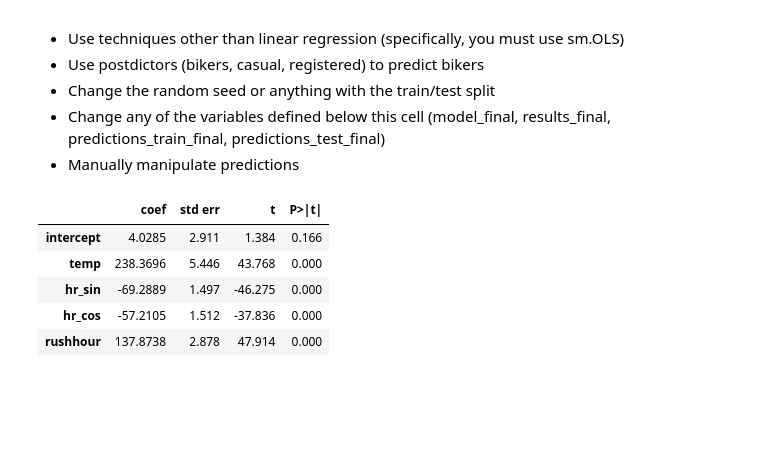
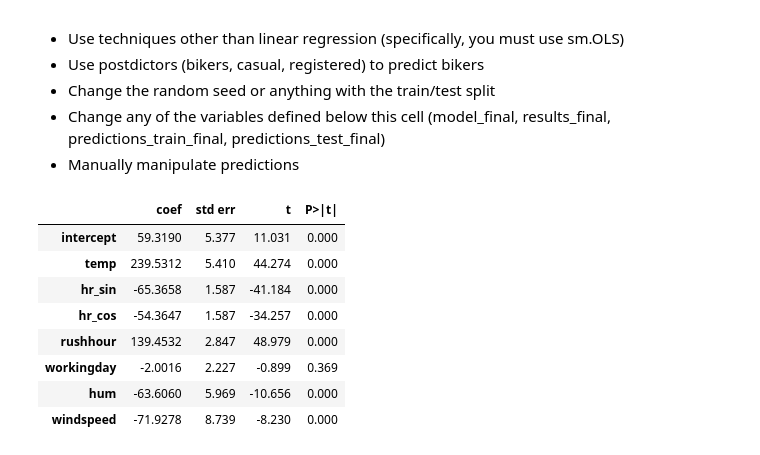
Before and after one commit to tirunagarivs/code_2600, a Jupyter notebook: mod05_nonlinear.ipynb, the cells around one changed output. Cells and saved outputs as stored; diff of their text form; code cells hidden in the pictures; blank space fills up the shorter version.

```diff
--- a/mod05_nonlinear.ipynb
+++ b/mod05_nonlinear.ipynb
@@ -334,23 +334,29 @@ plot_avg_actual_vs_predicted_by_feature(X=X_train,
 # %%
 # Build your linear regression model here.
 vars_to_include = [
     'intercept',
     'temp',
     'hr_sin',
     'hr_cos',
-    'rushhour'
+    'rushhour',
+    'workingday',
+    'hum',
+    'windspeed'
 ]
 
 model_final = sm.OLS(y_train, X_train[vars_to_include])
 results_final = model_final.fit()
 summarize(results_final)
 # %% [output]
 |  | coef | std err | t | P>|t| |
-| intercept | 4.0285 | 2.911 | 1.384 | 0.166 |
-| temp | 238.3696 | 5.446 | 43.768 | 0.000 |
-| hr_sin | -69.2889 | 1.497 | -46.275 | 0.000 |
-| hr_cos | -57.2105 | 1.512 | -37.836 | 0.000 |
-| rushhour | 137.8738 | 2.878 | 47.914 | 0.000 |
+| intercept | 59.3190 | 5.377 | 11.031 | 0.000 |
+| temp | 239.5312 | 5.410 | 44.274 | 0.000 |
+| hr_sin | -65.3658 | 1.587 | -41.184 | 0.000 |
+| hr_cos | -54.3647 | 1.587 | -34.257 | 0.000 |
+| rushhour | 139.4532 | 2.847 | 48.979 | 0.000 |
+| workingday | -2.0016 | 2.227 | -0.899 | 0.369 |
+| hum | -63.6060 | 5.969 | -10.656 | 0.000 |
+| windspeed | -71.9278 | 8.739 | -8.230 | 0.000 |
 # %%
 predictions_train_final = predict(X_train[vars_to_include], results_final)
 print('MSE train: ', mse(y_train, predictions_train_final))
```
